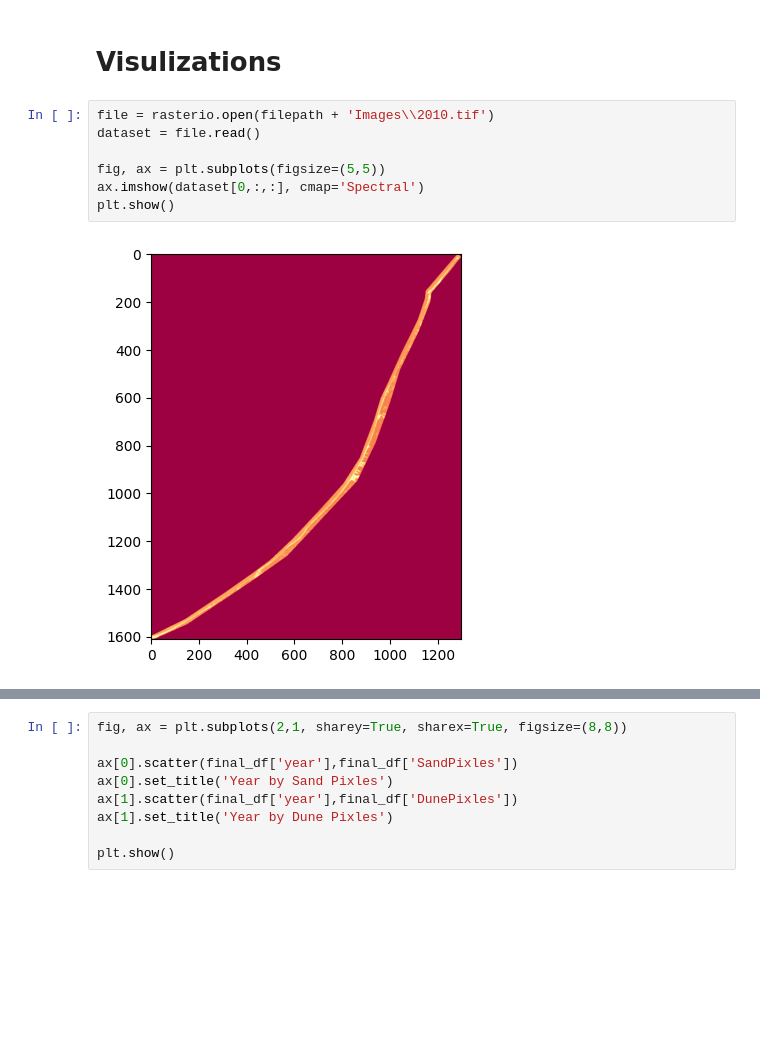
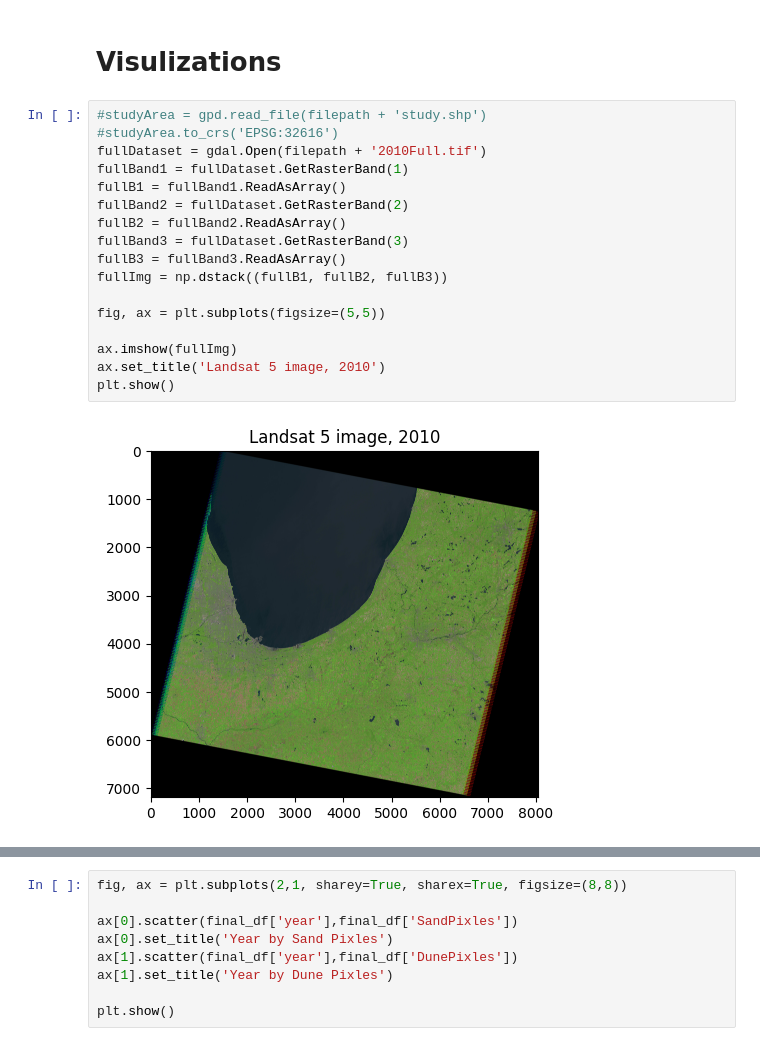
Before and after one commit to p-timothy/CodingProject, a Jupyter notebook: Notebook.ipynb, the cells around one changed output, grey strips where cells are left out. Saved outputs shown, nothing was run; the diff lists cells and outputs as text; blank space fills up the shorter version.

```diff
--- a/Notebook.ipynb
+++ b/Notebook.ipynb
@@ -562,10 +449,20 @@ final_df
 # Visulizations
 # %%
-file = rasterio.open(filepath + 'Images\\2010.tif')
-dataset = file.read()
+#studyArea = gpd.read_file(filepath + 'study.shp')
+#studyArea.to_crs('EPSG:32616')
+fullDataset = gdal.Open(filepath + '2010Full.tif')
+fullBand1 = fullDataset.GetRasterBand(1)
+fullB1 = fullBand1.ReadAsArray()
+fullBand2 = fullDataset.GetRasterBand(2)
+fullB2 = fullBand2.ReadAsArray()
+fullBand3 = fullDataset.GetRasterBand(3)
+fullB3 = fullBand3.ReadAsArray()
+fullImg = np.dstack((fullB1, fullB2, fullB3))
 
 fig, ax = plt.subplots(figsize=(5,5))
-ax.imshow(dataset[0,:,:], cmap='Spectral')
+
+ax.imshow(fullImg)
+ax.set_title('Landsat 5 image, 2010')
 plt.show()
 # %% [output]
-[figure, old version]
+[figure, new version]
```
Also changed, not shown: parts of 66 cells of this notebook, 1 other file.
